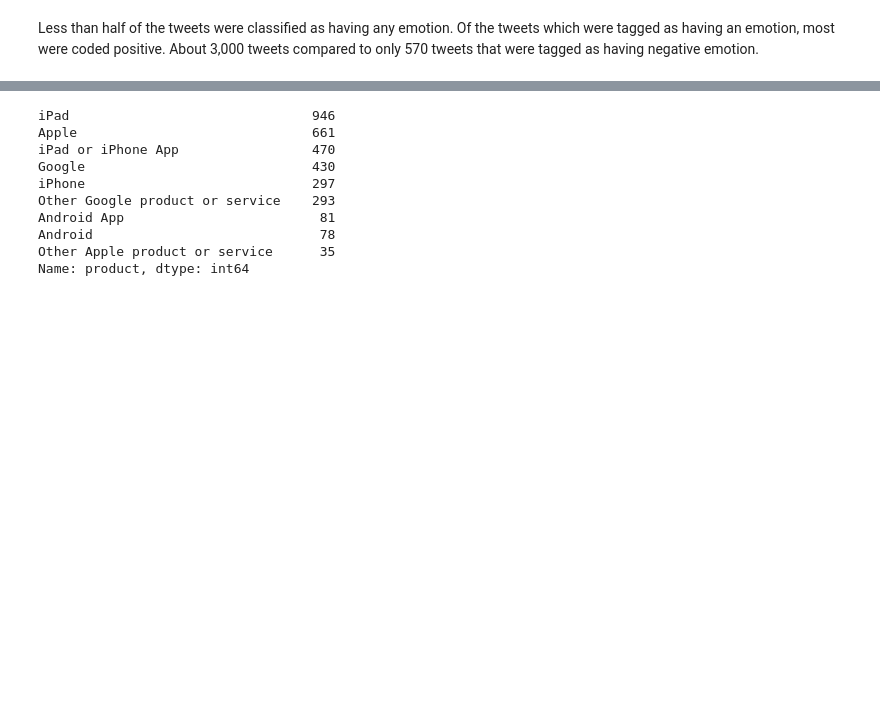
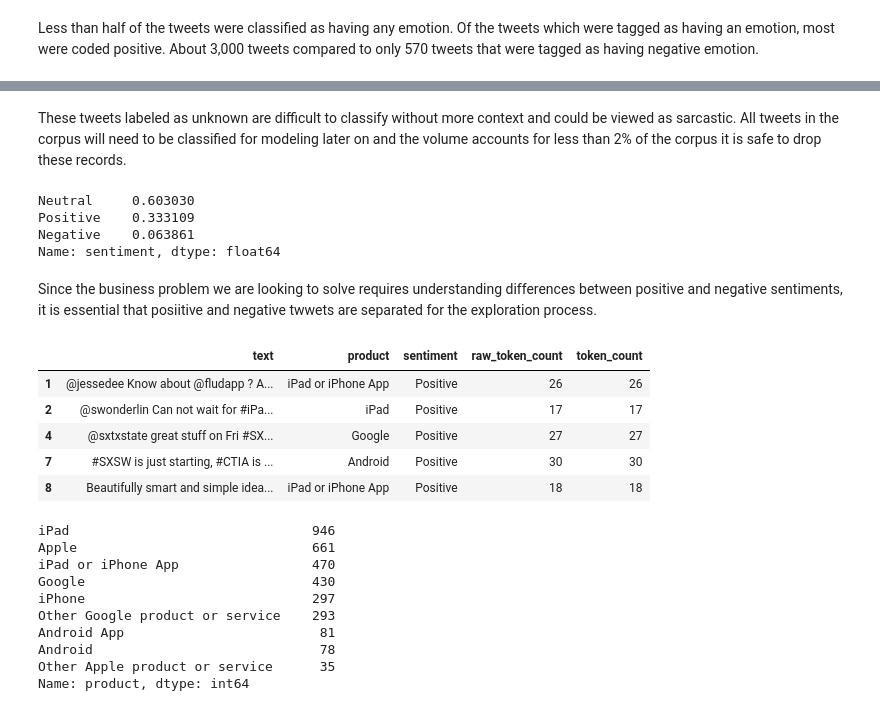
Before and after one commit to rcauvy/product-review-analysis-nlp, a Jupyter notebook: index.ipynb, the cells around one changed output, grey strips where cells are left out. Drawn from its saved outputs; the diff is of its cells as text; code cells hidden in the pictures; blank space fills up the shorter version.

```diff
--- a/index.ipynb
+++ b/index.ipynb
@@ -339,3 +370,27 @@ Less than half of the tweets were classified as having any emotion. Of the tweet
+# %% [markdown]
+These tweets labeled as unknown are difficult to classify without more context and could be viewed as sarcastic.
+All tweets in the corpus will need to be classified for modeling later on and the volume accounts for less than 2% of the corpus it is safe to drop these records.
+# %%
+df = df[df['sentiment']!='Unknown']
+df['sentiment'].value_counts(normalize=True)
+# %% [output]
+Neutral     0.603030
+Positive    0.333109
+Negative    0.063861
+Name: sentiment, dtype: float64
+# %% [markdown]
+Since the business problem we are looking to solve requires understanding differences between positive and negative sentiments, it is essential that posiitive and negative twwets are separated for the exploration process.
+# %%
+#separating positive tweets into new df
+positive_df = df[df['sentiment']=='Positive']
+positive_df.head()
+# %% [output]
+|  | text | product | sentiment | raw_token_count | token_count |
+| 1 | @jessedee Know about @fludapp ? A... | iPad or iPhone App | Positive | 26 | 26 |
+| 2 | @swonderlin Can not wait for #iPa... | iPad | Positive | 17 | 17 |
+| 4 | @sxtxstate great stuff on Fri #SX... | Google | Positive | 27 | 27 |
+| 7 | #SXSW is just starting, #CTIA is ... | Android | Positive | 30 | 30 |
+| 8 | Beautifully smart and simple idea... | iPad or iPhone App | Positive | 18 | 18 |
 # %%
 df['product'].value_counts()
 # %% [output]
```
Also changed, not shown: parts of 10 cells of this notebook.
